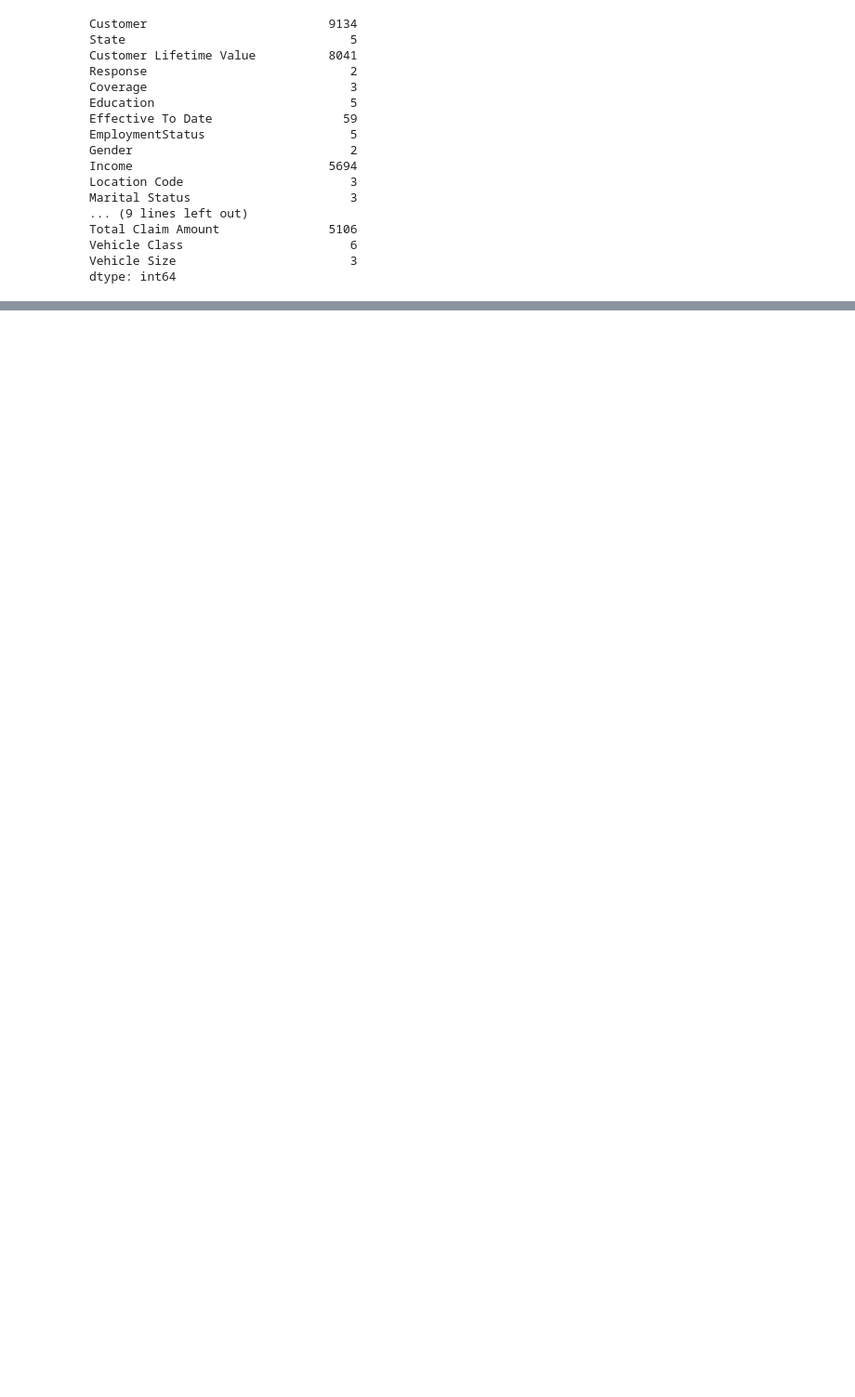
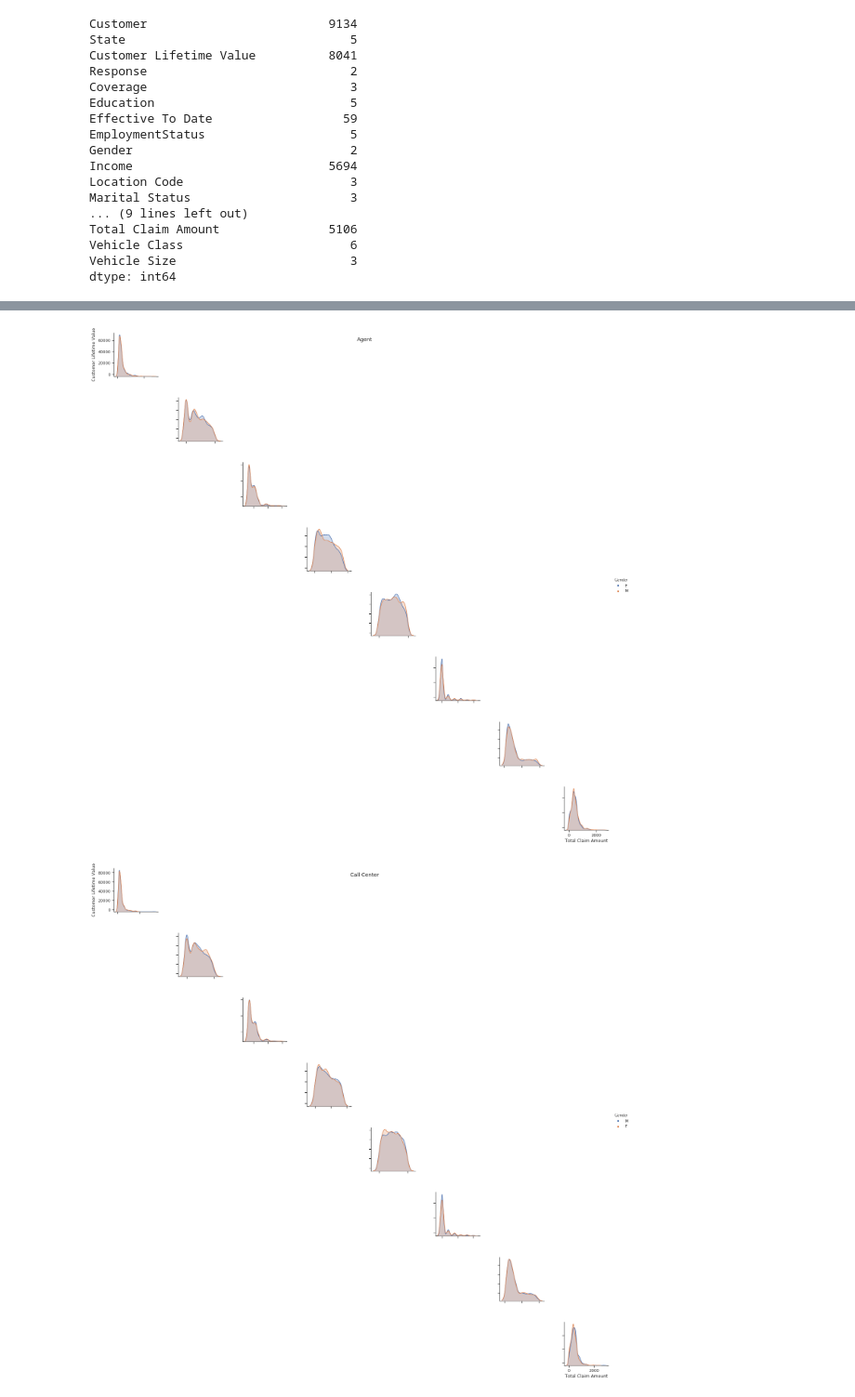
Before and after one commit to jamontanac/Solution-to-test, a Jupyter notebook: Solution.ipynb, the cells around one changed output, grey strips where cells are left out. Shown at 93% size. Saved outputs shown, nothing was run; the diff lists cells and outputs as text; code cells hidden in the pictures; blank space fills up the shorter version.

```diff
--- a/Solution.ipynb
+++ b/Solution.ipynb
@@ -126,0 +102,9 @@ names[0].split(",")
+# %%
+for i in df_to_explore["Sales Channel"].unique():
+    g=sns.pairplot(df_to_explore[df_to_explore["Sales Channel"]==i],hue="Gender")
+    g.map_upper(hide_current_axis)
+    g.map_lower(hide_current_axis)
+    g.fig.suptitle(i)
+# %% [output]
+[figure, added]
+[figure, added]
```
Also changed, not shown: parts of 79 cells of this notebook.
